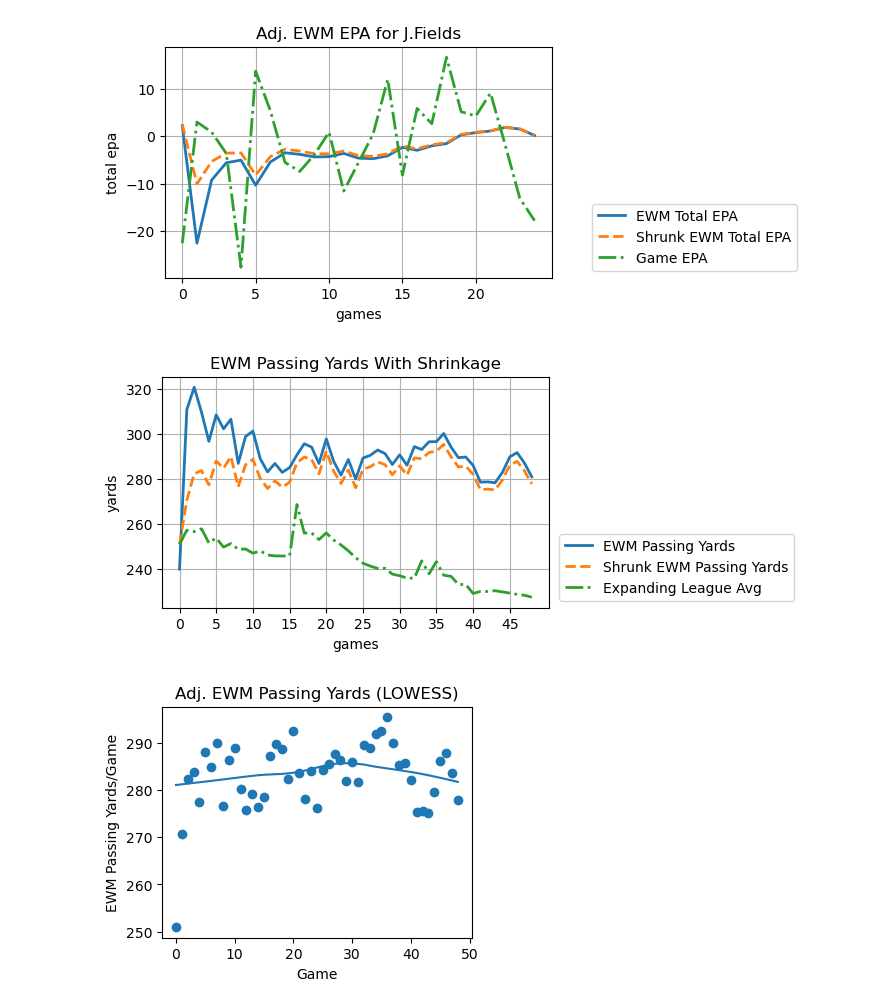
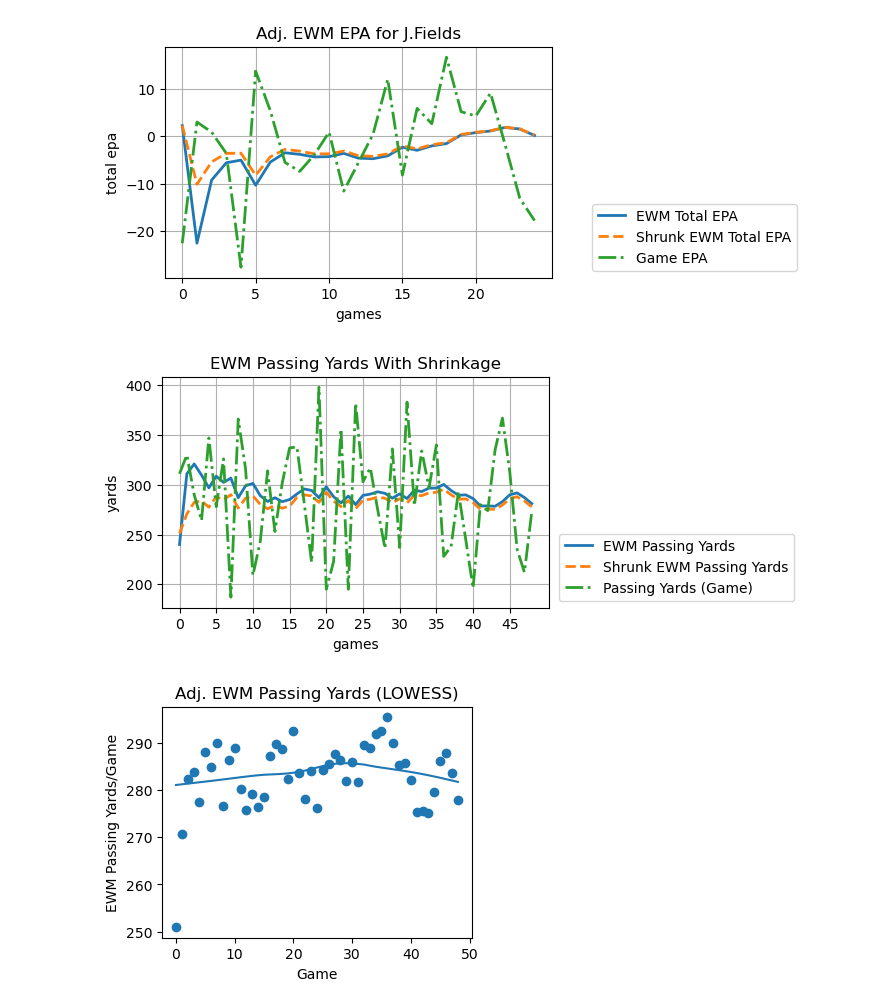
Before and after one commit to yaobviously/nfl_project, a Jupyter notebook: notebooks/passing_yards_model.ipynb, the cells around one changed output. Saved outputs shown, nothing was run; the diff lists cells and outputs as text; code cells hidden in the pictures.

```diff
--- a/notebooks/passing_yards_model.ipynb
+++ b/notebooks/passing_yards_model.ipynb
@@ -351,28 +352,28 @@ starters['adj_ewm_passing_yards'].fillna(starters['adj_ewm_passing_yards'].media
 # %%
 # plotting the effect of shrinkage. it keeps the first few
 # entries for each player close to the league average
 
 plot_shrinkage = starters.query('player_name == "J.Herbert"').reset_index(drop=True)
 
 fig, ax = plt.subplots(figsize=(5,3))
 
-plot_shrinkage[['ewm_passing_yards', 'adj_ewm_passing_yards', 'season_expanding_mean']].plot(ax=ax, style=['-', '--', '-.'], linewidth=2.0)
+plot_shrinkage[['ewm_passing_yards', 'adj_ewm_passing_yards', 'passing_yards']].plot(ax=ax, style=['-', '--', '-.'], linewidth=2.0)
 
 plt.title('EWM Passing Yards With Shrinkage')
 plt.xlabel('games')
 plt.ylabel('yards')
 plt.legend([
     'EWM Passing Yards',
     'Shrunk EWM Passing Yards',
-    'Expanding League Avg'
+    'Passing Yards (Game)'
 ], loc='lower right', bbox_to_anchor=(1.65, 0))
 
 plt.xticks(np.arange(0, len(plot_shrinkage), 5))
 
 plt.grid(True)
 plt.show()
 # %% [output]
-[figure, old version]
+[figure, new version]
 # %%
 def calculate_trend(x):
     """
```
Also changed, not shown: parts of 29 cells of this notebook.
